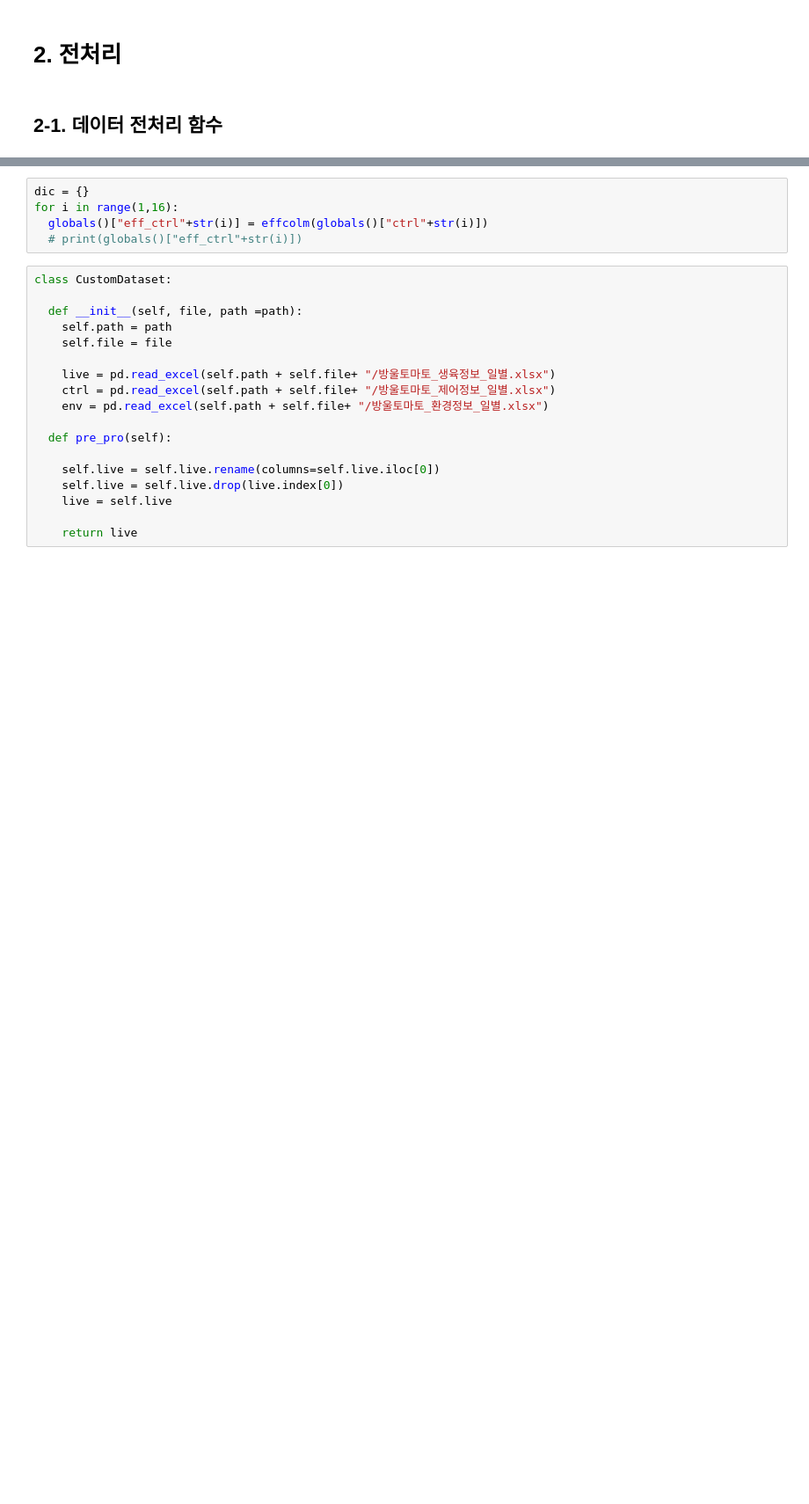
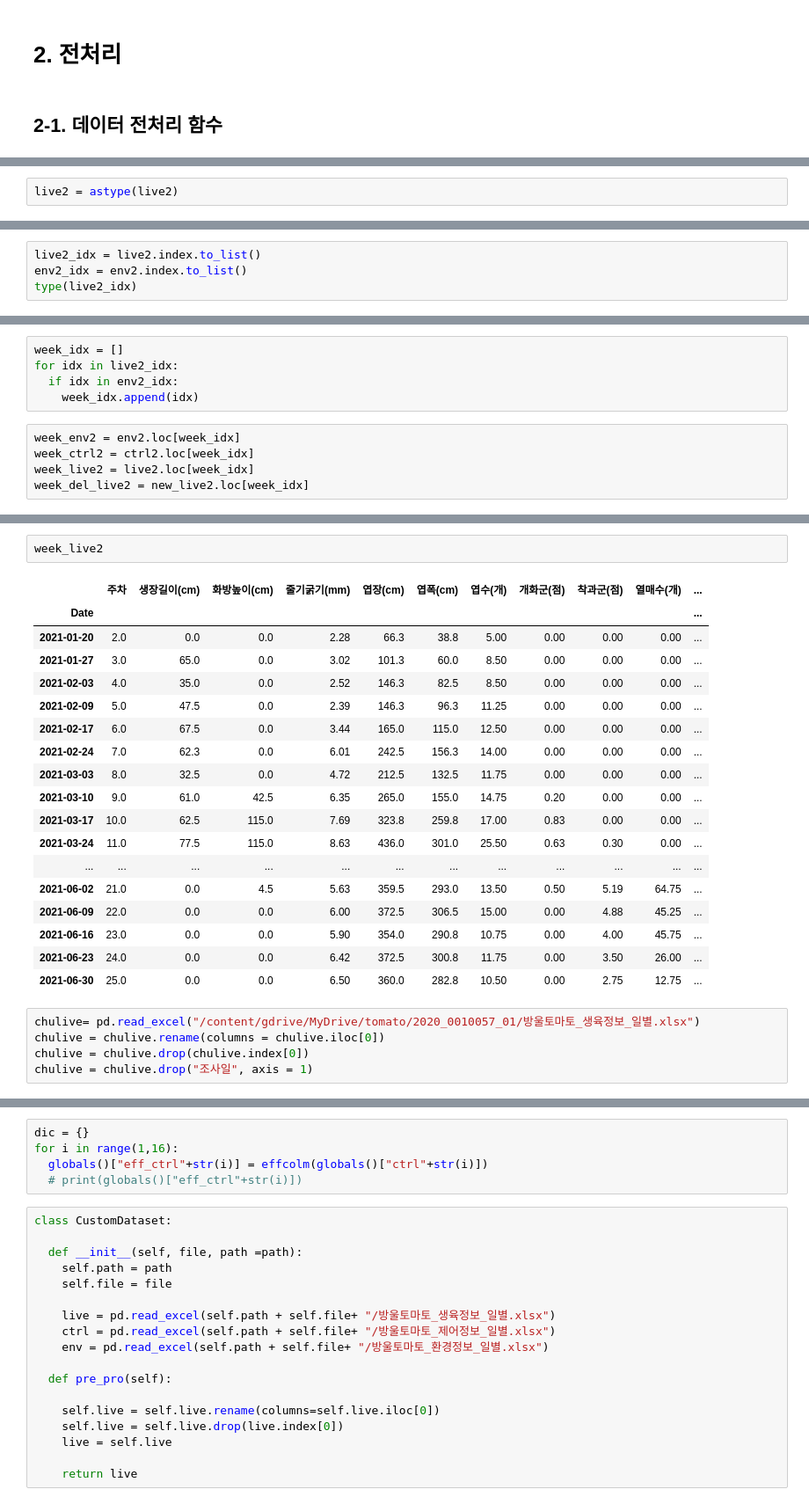
Before and after one commit to sexymonster/Projects, a Jupyter notebook: TeamProject/TomatoDataCustom.ipynb, the cells around one changed output, grey strips where cells are left out. Shown: that part at 88% size. Saved outputs shown, nothing was run; the diff lists cells and outputs as text; blank space fills up the shorter version.

```diff
--- a/TeamProject/TomatoDataCustom.ipynb
+++ b/TeamProject/TomatoDataCustom.ipynb
@@ -310,0 +250,2 @@ plt.show()
+# %%
+live2 = astype(live2)
@@ -310,0 +492,4 @@ plt.show()
+# %%
+live2_idx = live2.index.to_list()
+env2_idx = env2.index.to_list()
+type(live2_idx)
@@ -310,0 +498,10 @@ plt.show()
+# %%
+week_idx = []
+for idx in live2_idx:
+  if idx in env2_idx:
+    week_idx.append(idx)
+# %%
+week_env2 = env2.loc[week_idx]
+week_ctrl2 = ctrl2.loc[week_idx]
+week_live2 = live2.loc[week_idx]
+week_del_live2 = new_live2.loc[week_idx]
@@ -310,0 +534,26 @@ plt.show()
+# %%
+week_live2
+# %% [output]
+|  | 주차 | 생장길이(cm) | 화방높이(cm) | 줄기굵기(mm) | 엽장(cm) | 엽폭(cm) | 엽수(개) | 개화군(점) | 착과군(점) | 열매수(개) | ... |
+| Date |  |  |  |  |  |  |  |  |  |  | ... |
+| 2021-01-20 | 2.0 | 0.0 | 0.0 | 2.28 | 66.3 | 38.8 | 5.00 | 0.00 | 0.00 | 0.00 | ... |
+| 2021-01-27 | 3.0 | 65.0 | 0.0 | 3.02 | 101.3 | 60.0 | 8.50 | 0.00 | 0.00 | 0.00 | ... |
+| 2021-02-03 | 4.0 | 35.0 | 0.0 | 2.52 | 146.3 | 82.5 | 8.50 | 0.00 | 0.00 | 0.00 | ... |
+| 2021-02-09 | 5.0 | 47.5 | 0.0 | 2.39 | 146.3 | 96.3 | 11.25 | 0.00 | 0.00 | 0.00 | ... |
+| 2021-02-17 | 6.0 | 67.5 | 0.0 | 3.44 | 165.0 | 115.0 | 12.50 | 0.00 | 0.00 | 0.00 | ... |
+| 2021-02-24 | 7.0 | 62.3 | 0.0 | 6.01 | 242.5 | 156.3 | 14.00 | 0.00 | 0.00 | 0.00 | ... |
+| 2021-03-03 | 8.0 | 32.5 | 0.0 | 4.72 | 212.5 | 132.5 | 11.75 | 0.00 | 0.00 | 0.00 | ... |
+| 2021-03-10 | 9.0 | 61.0 | 42.5 | 6.35 | 265.0 | 155.0 | 14.75 | 0.20 | 0.00 | 0.00 | ... |
+| 2021-03-17 | 10.0 | 62.5 | 115.0 | 7.69 | 323.8 | 259.8 | 17.00 | 0.83 | 0.00 | 0.00 | ... |
+| 2021-03-24 | 11.0 | 77.5 | 115.0 | 8.63 | 436.0 | 301.0 | 25.50 | 0.63 | 0.30 | 0.00 | ... |
+| ... | ... | ... | ... | ... | ... | ... | ... | ... | ... | ... | ... |
+| 2021-06-02 | 21.0 | 0.0 | 4.5 | 5.63 | 359.5 | 293.0 | 13.50 | 0.50 | 5.19 | 64.75 | ... |
+| 2021-06-09 | 22.0 | 0.0 | 0.0 | 6.00 | 372.5 | 306.5 | 15.00 | 0.00 | 4.88 | 45.25 | ... |
+| 2021-06-16 | 23.0 | 0.0 | 0.0 | 5.90 | 354.0 | 290.8 | 10.75 | 0.00 | 4.00 | 45.75 | ... |
+| 2021-06-23 | 24.0 | 0.0 | 0.0 | 6.42 | 372.5 | 300.8 | 11.75 | 0.00 | 3.50 | 26.00 | ... |
+| 2021-06-30 | 25.0 | 0.0 | 0.0 | 6.50 | 360.0 | 282.8 | 10.50 | 0.00 | 2.75 | 12.75 | ... |
+# %%
+chulive= pd.read_excel("/content/gdrive/MyDrive/tomato/2020_0010057_01/방울토마토_생육정보_일별.xlsx")
+chulive = chulive.rename(columns = chulive.iloc[0])
+chulive = chulive.drop(chulive.index[0])
+chulive = chulive.drop("조사일", axis = 1)
```
Also changed, not shown: parts of 68 cells of this notebook.
